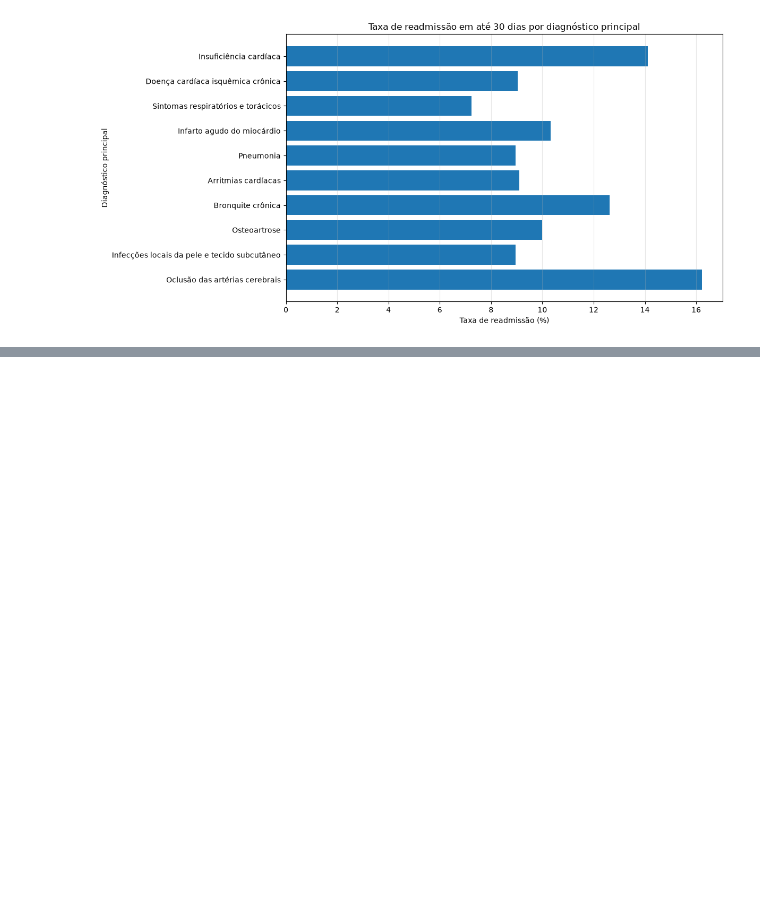
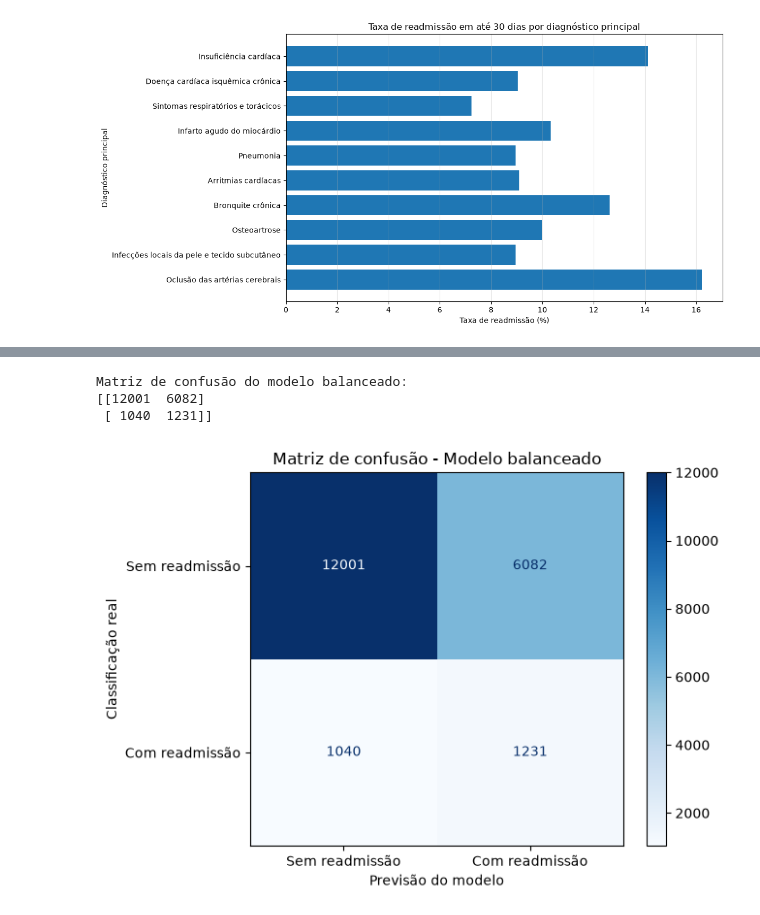
Before and after one commit to HelenLauren/Data-analytics, a Jupyter notebook: notebooks/RA3_Analysis_MachineLearning.ipynb, the cells around one changed output, grey strips where cells are left out. Cells and saved outputs as stored; diff of their text form; code cells hidden in the pictures; blank space fills up the shorter version.

```diff
--- a/notebooks/RA3_Analysis_MachineLearning.ipynb
+++ b/notebooks/RA3_Analysis_MachineLearning.ipynb
@@ -635,0 +912,20 @@ plt.show()
+# %%
+# 31. Treinamento do modelo com balanceamento de classes
+
+modelo_balanceado = LogisticRegression(
+    max_iter=1000,
+    class_weight="balanced",
+    random_state=42
+)
+
+modelo_balanceado.fit(
+    X_treino_balanceado,
+    y_treino
+)
+
+# Realizar previsões
+previsoes_balanceadas = modelo_balanceado.predict(
+    X_teste_balanceado
+)
+
+print("Modelo com balanceamento treinado com sucesso!")
@@ -635,0 +982,31 @@ plt.show()
+# %%
+# 33. Matriz de confusão do modelo balanceado
+
+matriz_balanceada = confusion_matrix(
+    y_teste,
+    previsoes_balanceadas
+)
+
+print("Matriz de confusão do modelo balanceado:")
+print(matriz_balanceada)
+
+visualizacao_balanceada = ConfusionMatrixDisplay(
+    confusion_matrix=matriz_balanceada,
+    display_labels=["Sem readmissão", "Com readmissão"]
+)
+
+visualizacao_balanceada.plot(
+    cmap="Blues",
+    values_format="d"
+)
+
+plt.title("Matriz de confusão - Modelo balanceado")
+plt.xlabel("Previsão do modelo")
+plt.ylabel("Classificação real")
+plt.tight_layout()
+plt.show()
+# %% [output]
+Matriz de confusão do modelo balanceado:
+[[12001  6082]
+ [ 1040  1231]]
+[figure, added]
```
Also changed, not shown: parts of 18 cells of this notebook.
